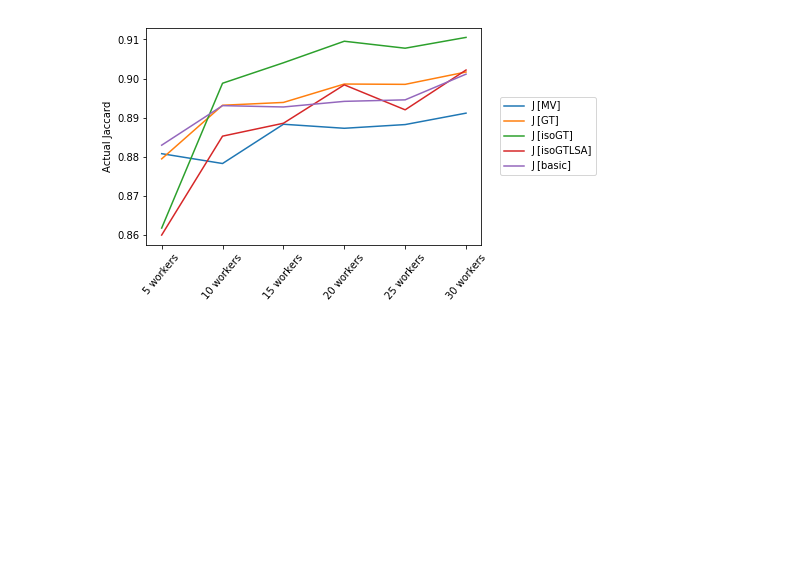
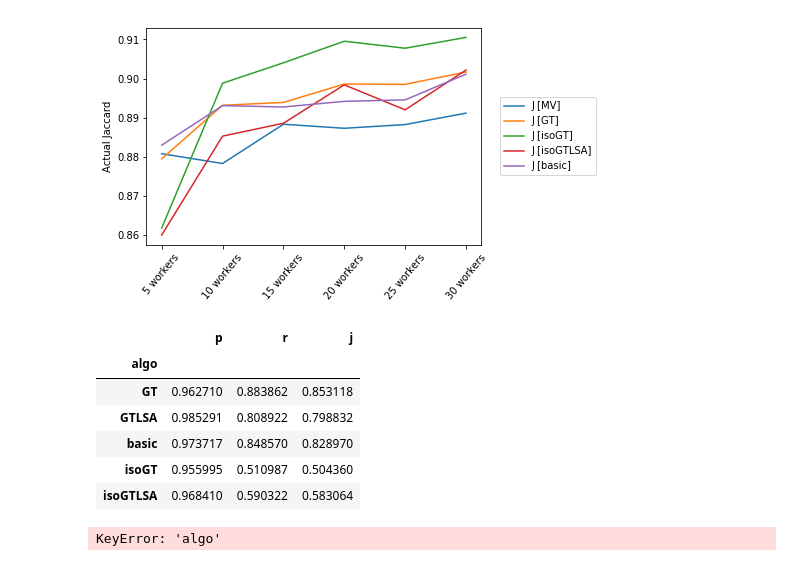
Before and after one commit to cognoscentai/segmentation, a Jupyter notebook: ipynb/PixelBasedGroundTruthExperiment.ipynb, the cells around one changed output. Drawn from its saved outputs; the diff is of its cells as text; code cells hidden in the pictures; blank space fills up the shorter version.

```diff
--- a/ipynb/PixelBasedGroundTruthExperiment.ipynb
+++ b/ipynb/PixelBasedGroundTruthExperiment.ipynb
@@ -125,0 +153,22 @@ def plot_PRcurve(objid,num_worker,sample_num=0):
+# %%
+greedy_df = pd.read_csv("all_greedy_result.csv",index_col=0)
+# %%
+greedy_df.groupby('algo')["p","r","j"].mean()
+# %% [output]
+|  | p | r | j |
+| algo |  |  |  |
+| GT | 0.962710 | 0.883862 | 0.853118 |
+| GTLSA | 0.985291 | 0.808922 | 0.798832 |
+| basic | 0.973717 | 0.848570 | 0.828970 |
+| isoGT | 0.955995 | 0.510987 | 0.504360 |
+| isoGTLSA | 0.968410 | 0.590322 | 0.583064 |
+# %%
+algo_lst=["basic","GT","isoGT","GTLSA","isoGTLSA"]
+
+for algo in algo_lst:
+    data = df[df["algo"]==algo].rename(columns={"p":"P [{}]".format(algo),
+                                            "r":"R [{}]".format(algo),
+                                            "j":"J [{}]".format(algo)})
+    newdf = newdf.merge(data)
+# %% [output]
+KeyError: 'algo'
```
Also changed, not shown: parts of 5 cells of this notebook, 2 other files.
